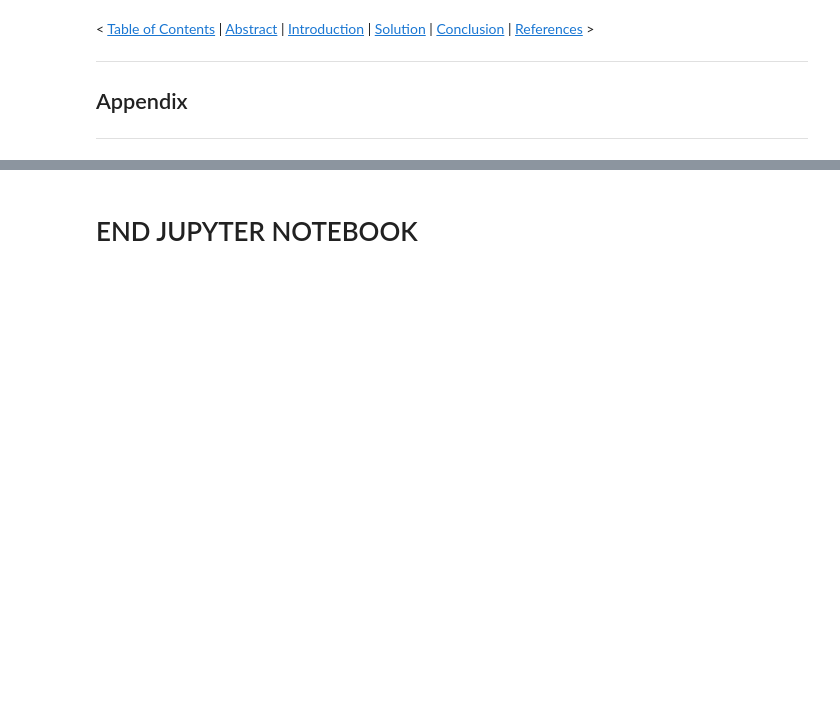
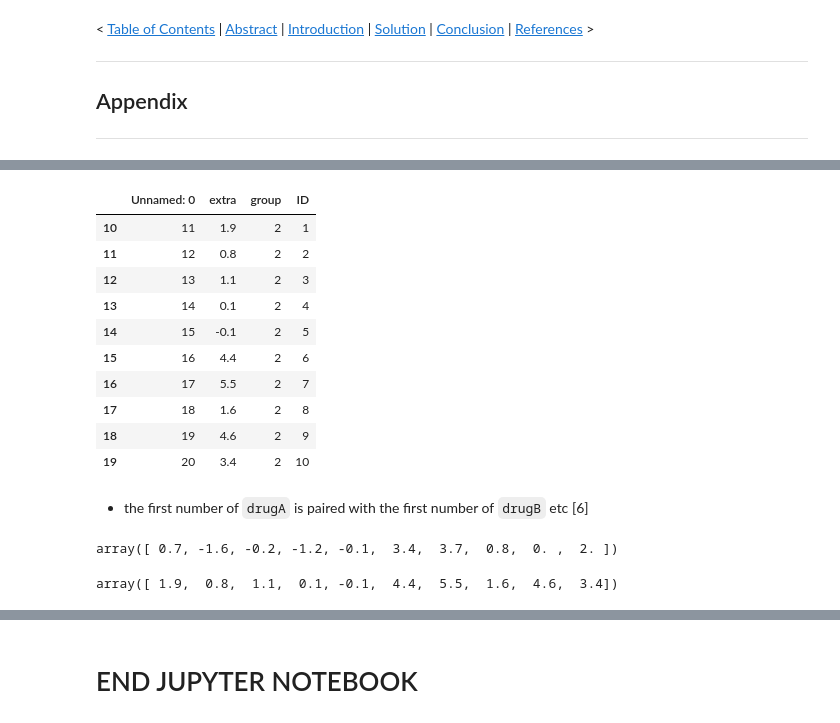
Before and after one commit to SeanOhAileasa/mls-scikit-learn-scipy-stats, a Jupyter notebook: scipy-stats.ipynb, the cells around one changed output, grey strips where cells are left out. Cells and saved outputs as stored; diff of their text form; code cells hidden in the pictures; blank space fills up the shorter version.

```diff
--- a/scipy-stats.ipynb
+++ b/scipy-stats.ipynb
@@ -1311,0 +1367,14 @@ Type II Error (False Positives): 34.94%
+# %%
+drugB
+# %% [output]
+|  | Unnamed: 0 | extra | group | ID |
+| 10 | 11 | 1.9 | 2 | 1 |
+| 11 | 12 | 0.8 | 2 | 2 |
+| 12 | 13 | 1.1 | 2 | 3 |
+| 13 | 14 | 0.1 | 2 | 4 |
+| 14 | 15 | -0.1 | 2 | 5 |
+| 15 | 16 | 4.4 | 2 | 6 |
+| 16 | 17 | 5.5 | 2 | 7 |
+| 17 | 18 | 1.6 | 2 | 8 |
+| 18 | 19 | 4.6 | 2 | 9 |
+| 19 | 20 | 3.4 | 2 | 10 |
@@ -1311,0 +1385,10 @@ Type II Error (False Positives): 34.94%
+# %% [markdown]
+- the first number of ``drugA`` is paired with the first number of ``drugB`` etc [6]
+# %%
+drugA
+# %% [output]
+array([ 0.7, -1.6, -0.2, -1.2, -0.1,  3.4,  3.7,  0.8,  0. ,  2. ])
+# %%
+drugB
+# %% [output]
+array([ 1.9,  0.8,  1.1,  0.1, -0.1,  4.4,  5.5,  1.6,  4.6,  3.4])
```
Also changed, not shown: parts of 229 cells of this notebook, 1 other file.
